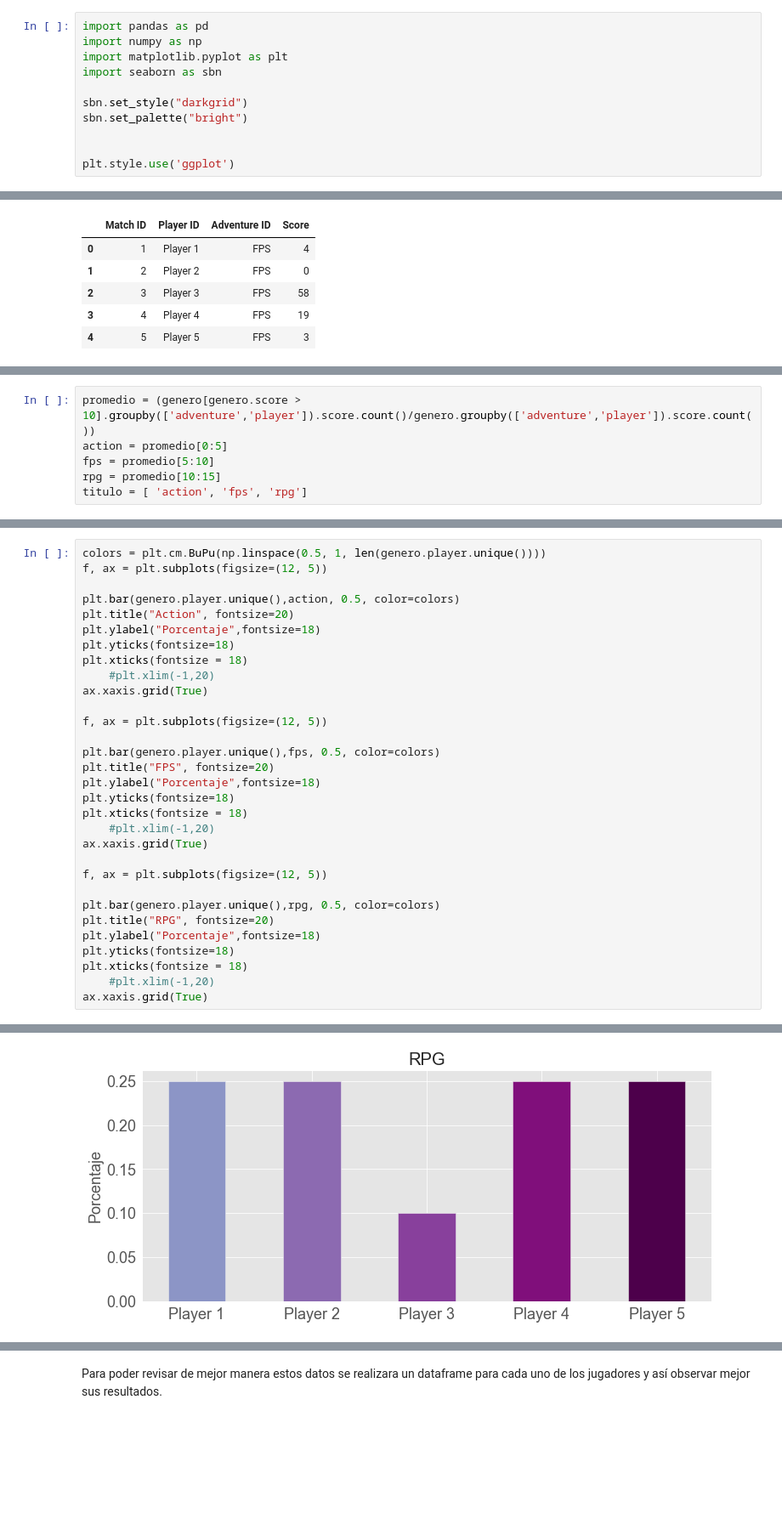
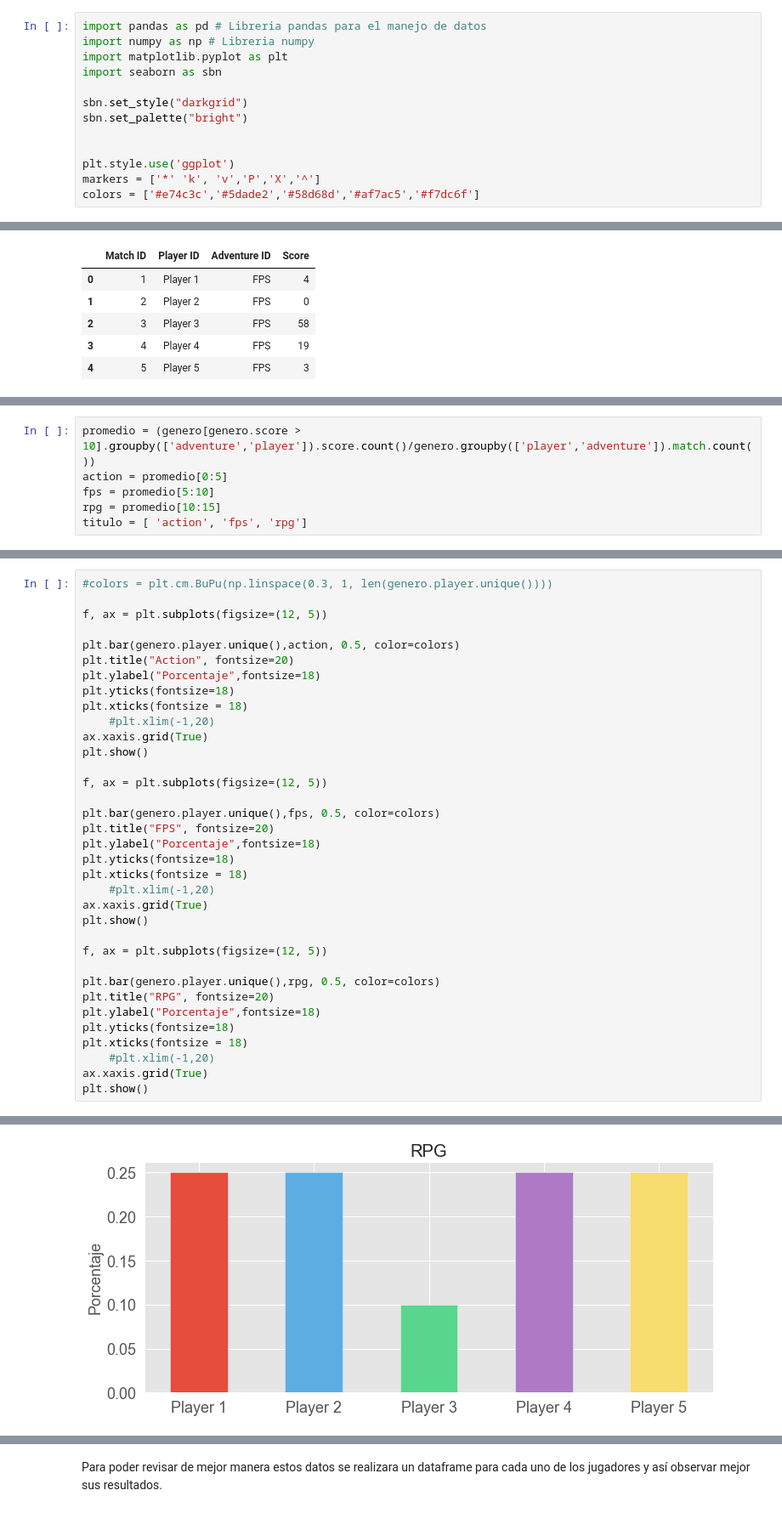
Before and after one commit to Gabrielonch/Prueba-Tecnica, a Jupyter notebook: desafio_elige_un_nuevo_miebro.ipynb, the cells around one changed output, grey strips where cells are left out. Shown at 85% size. Cells and saved outputs as stored; diff of their text form; blank space fills up the shorter version.

```diff
--- a/desafio_elige_un_nuevo_miebro.ipynb
+++ b/desafio_elige_un_nuevo_miebro.ipynb
@@ -16,8 +16,8 @@ determinado. ¿Cómo harías una gráfica para observar su desempeño a lo largo
 
 *ver archivo adjunto tiempos_para_llegar_al_mejor_score.csv*
 # %%
-import pandas as pd
-import numpy as np
+import pandas as pd # Libreria pandas para el manejo de datos
+import numpy as np # Libreria numpy
 import matplotlib.pyplot as plt
 import seaborn as sbn
 
@@ -26,5 +26,7 @@ sbn.set_palette("bright")
 
 
 plt.style.use('ggplot')
+markers = ['*' 'k', 'v','P','X','^']
+colors = ['#e74c3c','#5dade2','#58d68d','#af7ac5','#f7dc6f']
 # %%
 score = pd.read_csv("documentos/tiempos_para_llegar_al_mejor_score.csv")
@@ -137,7 +144,7 @@ Player 5  ACTION       20
           RPG          20
 Name: match, dtype: int64
 # %%
-promedio = (genero[genero.score > 10].groupby(['adventure','player']).score.count()/genero.groupby(['adventure','player']).score.count())
+promedio = (genero[genero.score > 10].groupby(['adventure','player']).score.count()/genero.groupby(['player','adventure']).match.count())
 action = promedio[0:5]
 fps = promedio[5:10]
 rpg = promedio[10:15]
@@ -145,5 +154,6 @@ titulo = [ 'action', 'fps', 'rpg']
 # %%
-colors = plt.cm.BuPu(np.linspace(0.5, 1, len(genero.player.unique())))
+#colors = plt.cm.BuPu(np.linspace(0.3, 1, len(genero.player.unique())))
+
 f, ax = plt.subplots(figsize=(12, 5))
 
 plt.bar(genero.player.unique(),action, 0.5, color=colors)
@@ -153,6 +163,7 @@ plt.yticks(fontsize=18)
 plt.xticks(fontsize = 18)
     #plt.xlim(-1,20)
 ax.xaxis.grid(True)
+plt.show()
 
 f, ax = plt.subplots(figsize=(12, 5))
 
@@ -163,6 +174,7 @@ plt.yticks(fontsize=18)
 plt.xticks(fontsize = 18)
     #plt.xlim(-1,20)
 ax.xaxis.grid(True)
+plt.show()
 
 f, ax = plt.subplots(figsize=(12, 5))
 
@@ -173,4 +185,5 @@ plt.yticks(fontsize=18)
 plt.xticks(fontsize = 18)
     #plt.xlim(-1,20)
 ax.xaxis.grid(True)
+plt.show()
 # %% [output]
@@ -179 +192 @@ ax.xaxis.grid(True)
-[figure, old version]
+[figure, new version]
```
Also changed, not shown: parts of 26 cells of this notebook, 1 other file.
